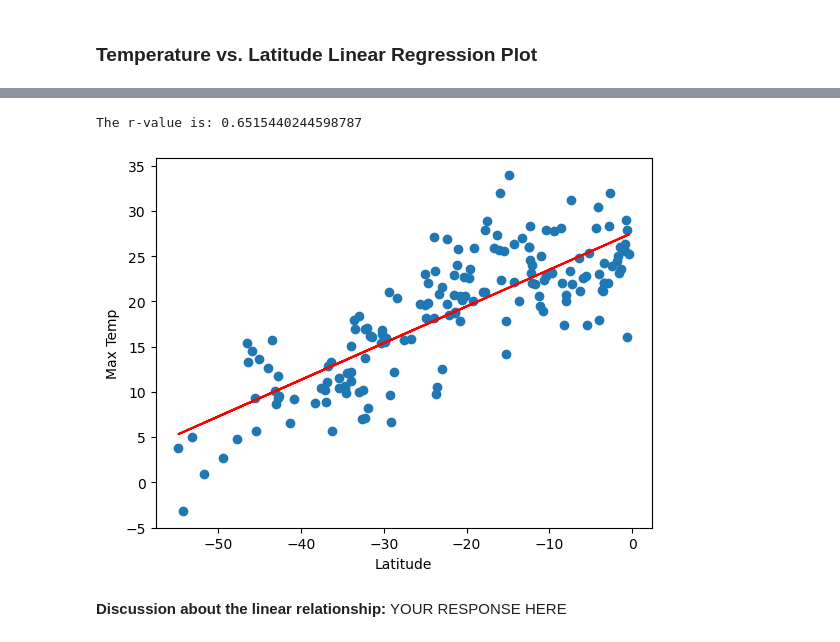
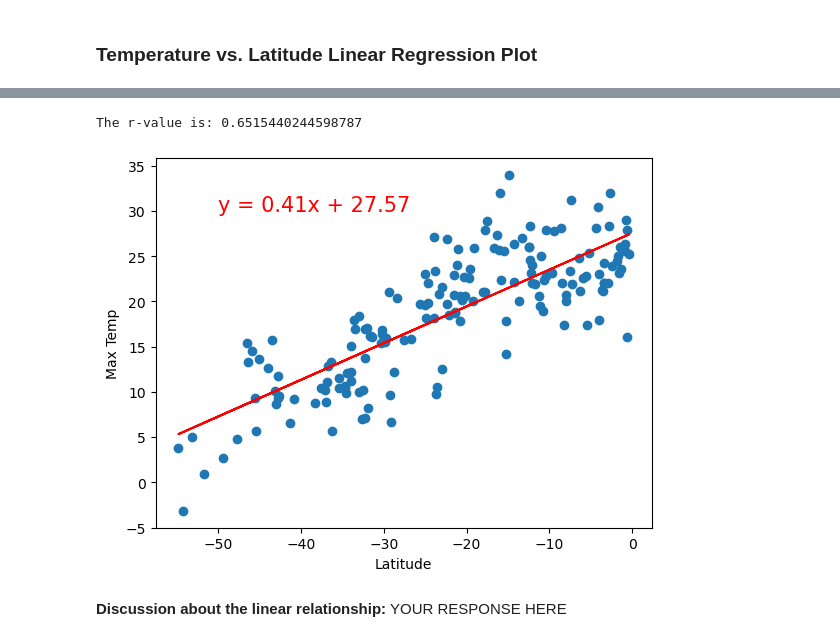
Before and after one commit to Buriteni/python-api-challenge, a Jupyter notebook: WeatherPy/WeatherPy.ipynb, the cells around one changed output, grey strips where cells are left out. Drawn from its saved outputs; the diff is of its cells as text; code cells hidden in the pictures.

```diff
--- a/WeatherPy/WeatherPy.ipynb
+++ b/WeatherPy/WeatherPy.ipynb
@@ -543,13 +344,13 @@ The r-value is: 0.4121057168607245
 # %%
 # Linear regression on Southern Hemisphere
 x_values = southern_hemi_df['Lat']
 y_values = southern_hemi_df['Max Temp']
 # Create Plot
-plot_linear_regression(x_values, y_values, "Max Temp",(6,-10))
+plot_linear_regression(x_values, y_values, "Max Temp",(-50, 30))
 plt.show()
 # %% [output]
 The r-value is: 0.6515440244598787
-[figure, old version]
+[figure, new version]
 # %% [markdown]
 **Discussion about the linear relationship:** YOUR RESPONSE HERE
 # %% [markdown]
```
Also changed, not shown: parts of 22 cells of this notebook.
